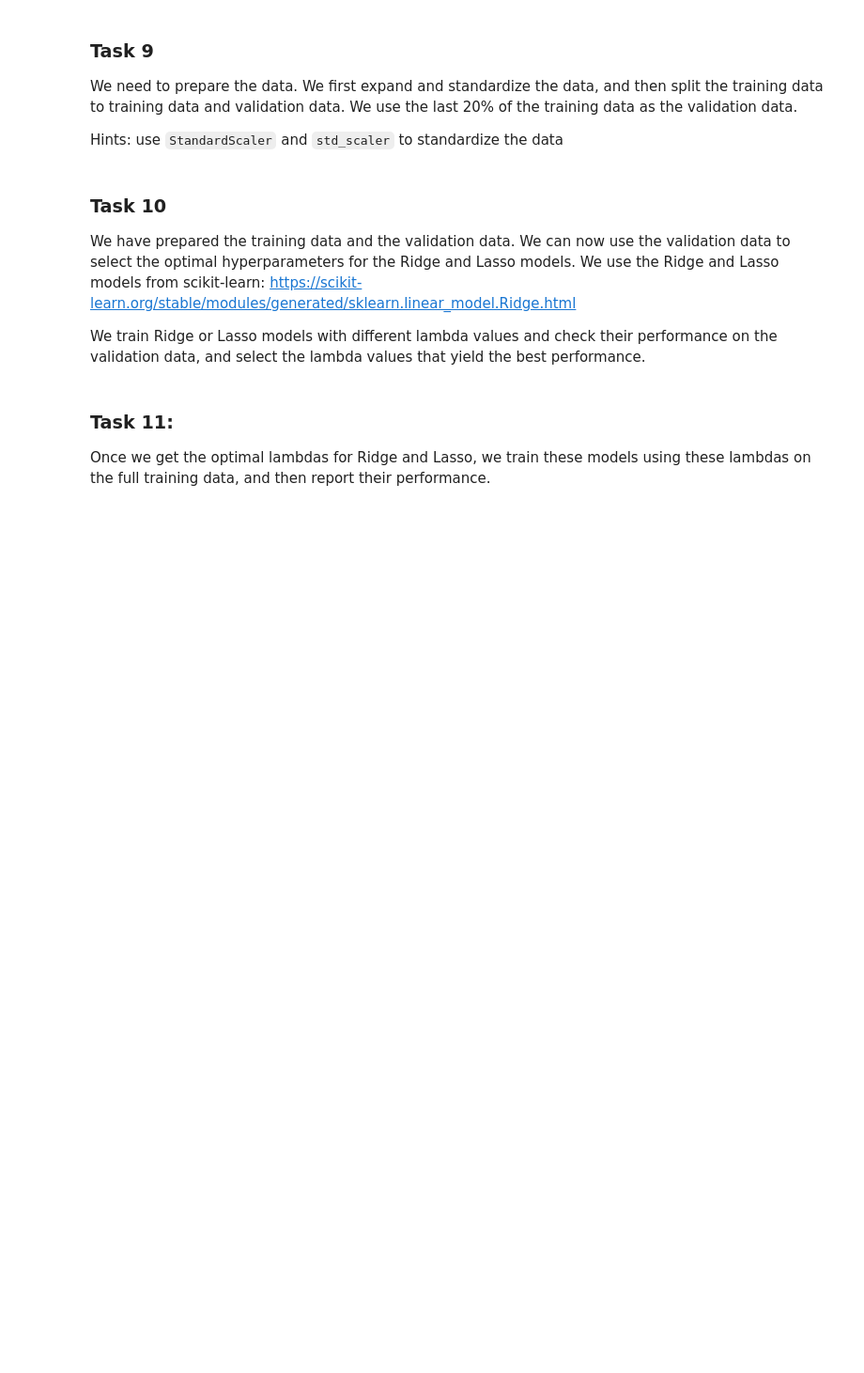
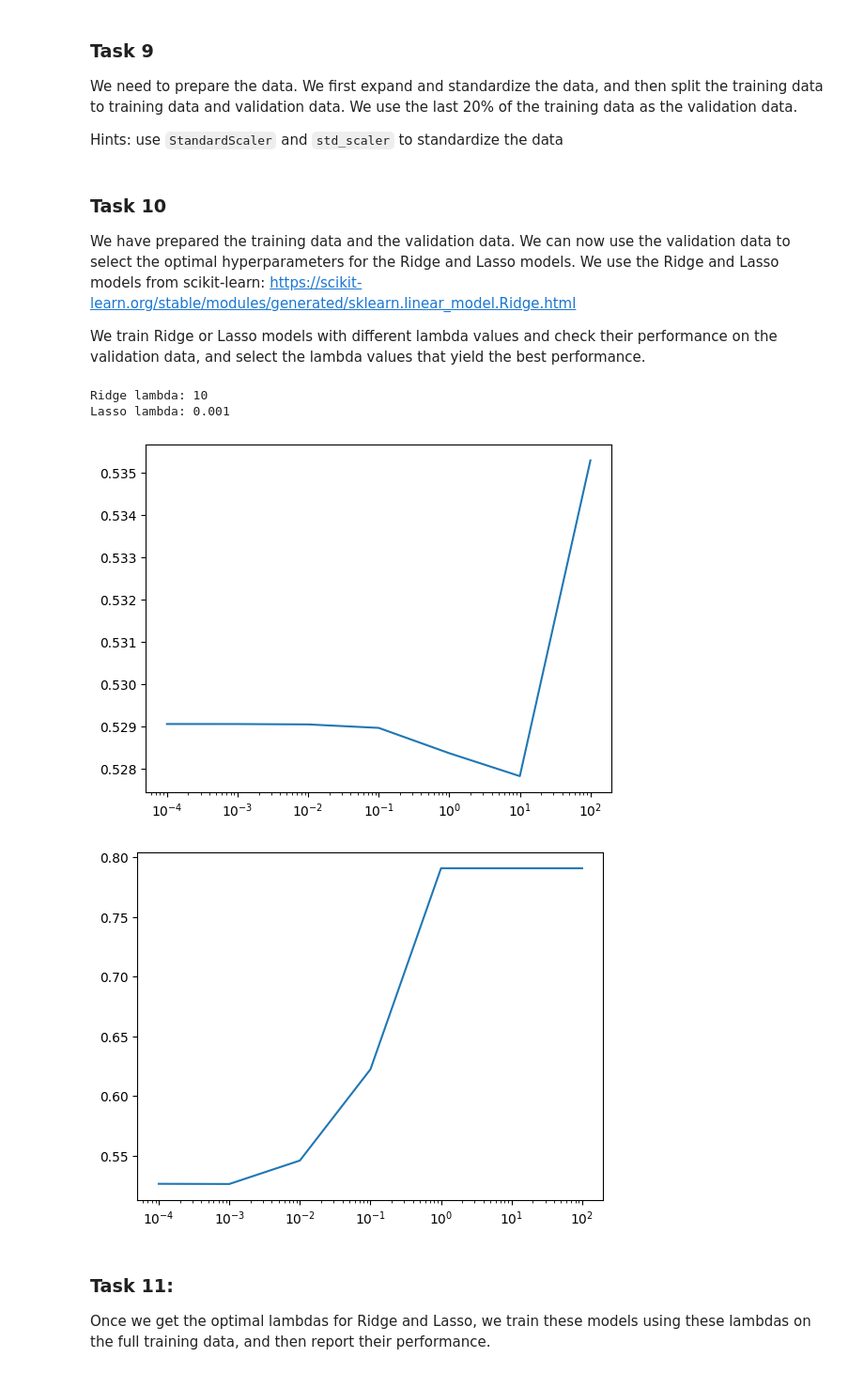
Before and after one commit to Karimkh31/FDS_HS22, a Jupyter notebook: P1/Practical1_skeleton.ipynb, the cells around one changed output. Shown at 94% size. Saved outputs shown, nothing was run; the diff lists cells and outputs as text; code cells hidden in the pictures; blank space fills up the shorter version.

```diff
--- a/P1/Practical1_skeleton.ipynb
+++ b/P1/Practical1_skeleton.ipynb
@@ -258,5 +242,5 @@ std_test = std_scalar.transform(X_test)
 lin = LinearRegression()
 lin.fit(std_scalar.transform(X_train), y_train)
 predict = lin.predict(std_test)
-mse = 0.5*mean_squared_error(y_test, predict)
+mse = mean_squared_error(y_test, predict)
 mse
@@ -422,8 +401,9 @@ def prepare_data(X, y, degree):
     X_train, y_train, X_test, y_test = split_data(X, y, 0.8)
 
     # 2. standardize train and test data
-    X_train = StandardScaler().fit(X_train).transform(X_train)
-    X_test = StandardScaler().fit(X_test).transform(X_test)
+    std_scaler = StandardScaler().fit(X_train)
+    X_train = std_scaler.transform(X_train)
+    X_test = std_scaler.transform(X_test)
 
     # 3. expand the basis of test, train data
     X_train = expand_basis(X_train,degree)
@@ -458,46 +438,56 @@ We train Ridge or Lasso models with different lambda values and check their perf
 # %%
 from sklearn.metrics import mean_squared_error
 # The function takes the training and validation data as inputs, and
 # returns the lambda value that results the minimal mse
 # We use is_ridge to indicate which the model is considered.
 # is_ridge = True indicates Ridge while is_ridge = False indicates Lasso
     # Try lambda values from 10^-4 to 10^2.
     # Record the mse and the lambda values in mse_arr and lam_arr
-def choose_hyper_param(X_train_n, y_train_n, X_train_v, y_train_v, is_ridge: bool):
+def choose_hyper_param(X_train_n, y_train_n, X_train_v, y_train_v, is_ridge: bool, plot=False):
     mse_arr = []
     lam_arr = []
 
-    for pow_lam in range(-4, 10):
+    for pow_lam in range(-4, 3):
         lam = 10 ** pow_lam
         if(is_ridge):
-            ridge = Ridge(alpha=lam).fit(X_train_v, y_train_v)
-            predict_ridge = ridge.predict(X_train_n)
-            mse = mean_squared_error(y_train_n, predict_ridge)
+            #ridge = Ridge(alpha=lam).fit(X_train_v, y_train_v)
+            #predict_ridge = ridge.predict(X_train_n)
+            ridge = Ridge(alpha=lam).fit(X_train_n, y_train_n)
+            predict_ridge = ridge.predict(X_train_v)
+            mse = mean_squared_error(y_train_v, predict_ridge)
         else:
-            lasso = Lasso(alpha=lam).fit(X_train_v, y_train_v)
-            predict_lasso = lasso.predict(X_train_n)
-            mse = mean_squared_error(y_train_n, predict_lasso)
+            #lasso = Lasso(alpha=lam).fit(X_train_v, y_train_v)
+            #predict_lasso = lasso.predict(X_train_n)
+            lasso = Lasso(alpha=lam).fit(X_train_n, y_train_n)
+            predict_lasso = lasso.predict(X_train_v)
+            mse = mean_squared_error(y_train_v, predict_lasso)
 
-        mse_arr.append(0.5*mse)
+        mse_arr.append(mse)
         lam_arr.append(lam)
 
 
     # get the index of the lambda value that has the minimal use
     lambda_idx_min = np.argmin(np.array(mse_arr))
 
     # plot of the lambda values and their mse
-    plt.figure()
-    plt.semilogx(lam_arr, mse_arr)
+    if(plot):
+        plt.figure()
+        plt.semilogx(lam_arr, mse_arr)
 
     # return the optimal lambda value
     return lam_arr[lambda_idx_min]
 
 # call the function to choose the lambda for Ridge and Lasso
-lam_ridge = choose_hyper_param(X_train_n, y_train_n, X_train_v, y_train_v, True)
-lam_lasso = choose_hyper_param(X_train_n, y_train_n, X_train_v, y_train_v, False)
+lam_ridge = choose_hyper_param(X_train_n, y_train_n, X_train_v, y_train_v, True, True)
+lam_lasso = choose_hyper_param(X_train_n, y_train_n, X_train_v, y_train_v, False, True)
 
 print("Ridge lambda:", lam_ridge)
 print("Lasso lambda:", lam_lasso)
+# %% [output]
+Ridge lambda: 10
+Lasso lambda: 0.001
+[figure, added]
+[figure, added]
 # %% [markdown]
 ### **Task 11**:
 Once we get the optimal lambdas for Ridge and Lasso, we train these models using these lambdas on the full training data, and then report their performance.
```
Also changed, not shown: parts of 10 cells of this notebook.
